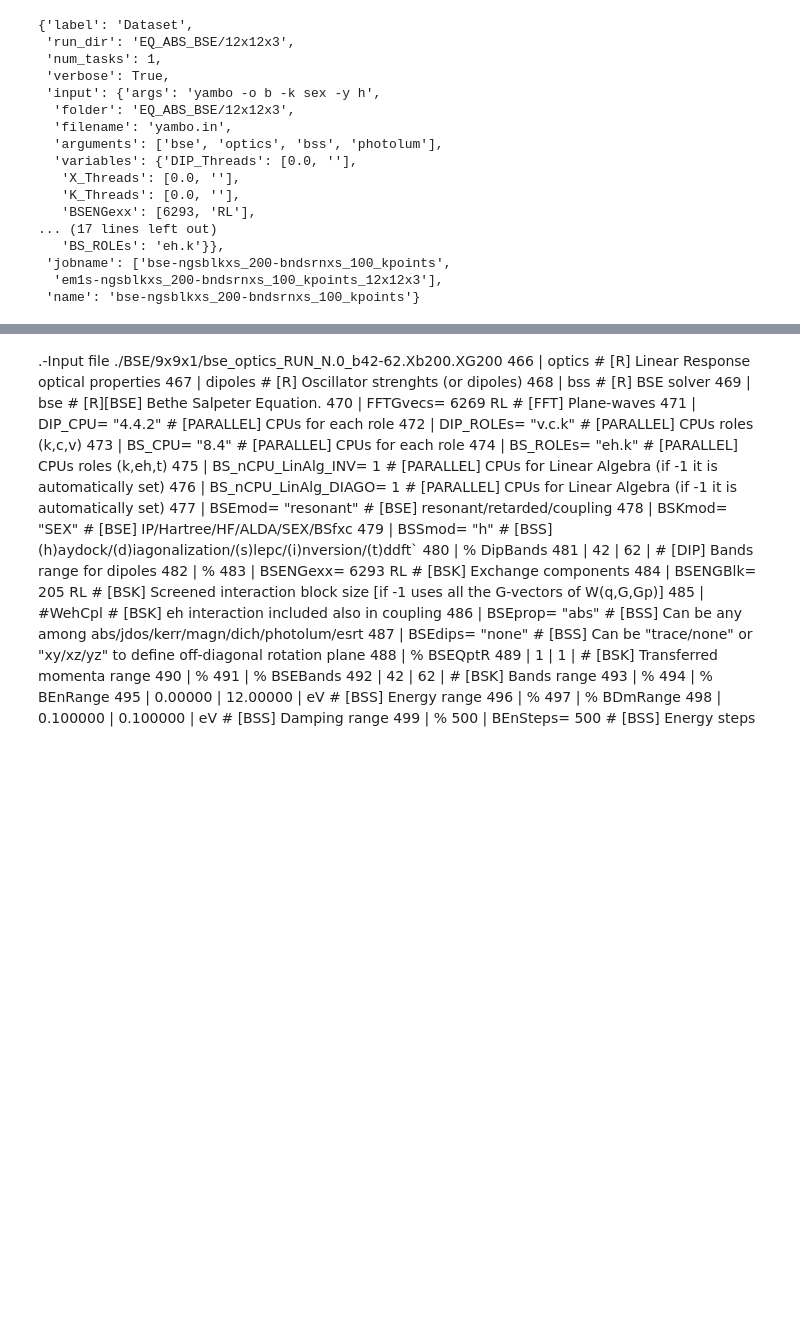
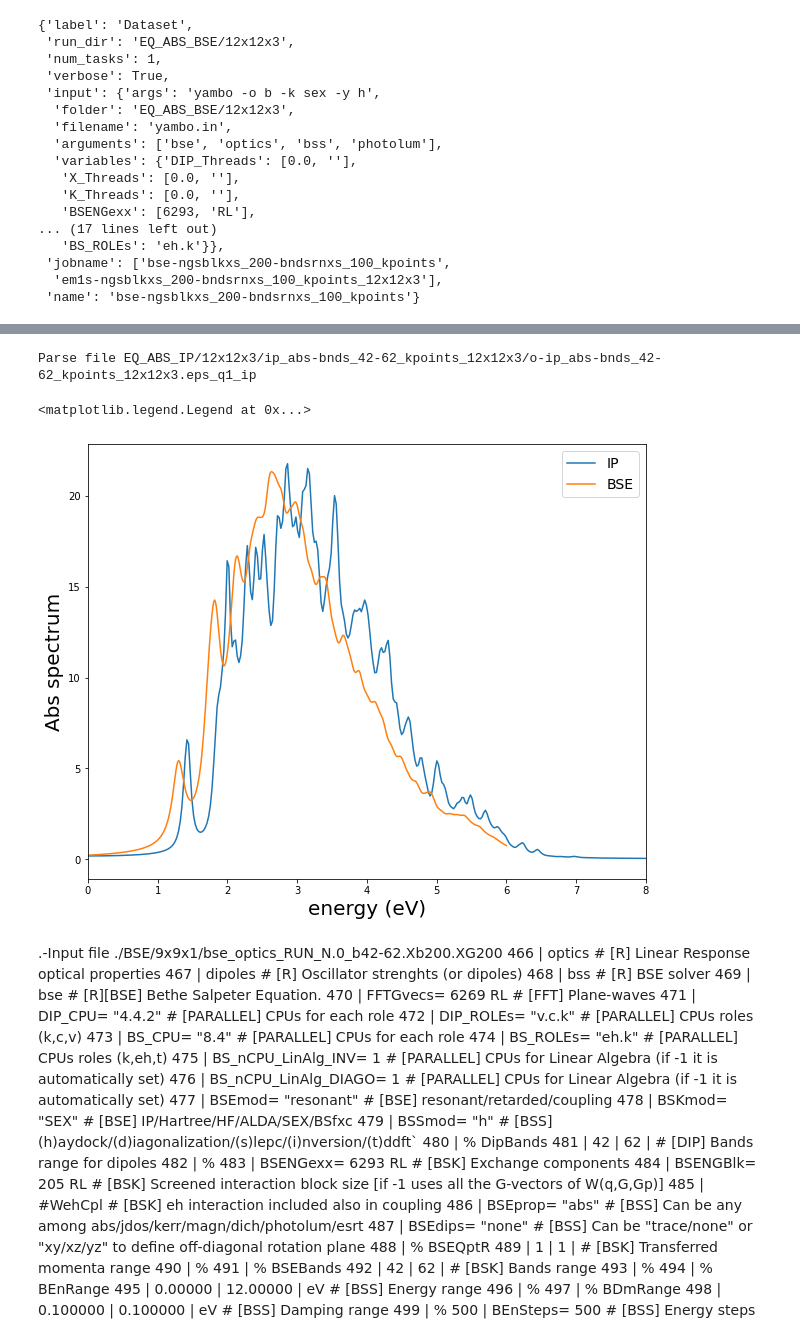
Before and after one commit to marcodalessandro76/WSe2, a Jupyter notebook: EQ_Optics.ipynb, the cells around one changed output, grey strips where cells are left out. Cells and saved outputs as stored; diff of their text form; code cells hidden in the pictures; blank space fills up the shorter version.

```diff
--- a/EQ_Optics.ipynb
+++ b/EQ_Optics.ipynb
@@ -311,3 +297,25 @@ computation bse-ngsblkxs_200-bndsrnxs_100_kpoints is running...
+# %%
+ip_results = P.YamboOutputParser.from_file('EQ_ABS_IP/12x12x3/ip_abs-bnds_42-62_kpoints_12x12x3/o-ip_abs-bnds_42-62_kpoints_12x12x3.eps_q1_ip')
+data = ip_results['eps_q1_ip']
+ip_energy = data['energy']
+ip_eps_im = data['eps_imag']
+# %% [output]
+Parse file EQ_ABS_IP/12x12x3/ip_abs-bnds_42-62_kpoints_12x12x3/o-ip_abs-bnds_42-62_kpoints_12x12x3.eps_q1_ip
+# %%
+fig, ax = plt.subplots(figsize=(10, 8))
+
+data = results[0].data['eps_q1_haydock_bse']
+energy = data['col0']
+eps_im = data['col1']
+ax.plot(ip_energy,ip_eps_im,label='IP')
+ax.plot(energy,eps_im,label='BSE')
+ax.set_xlim(0,8)
+ax.set_ylabel('Abs spectrum',size=20)
+ax.set_xlabel('energy (eV)',size=20)
+ax.legend(fontsize=14)
+# %% [output]
+<matplotlib.legend.Legend at 0x...>
+[figure, added]
 # %%
 ############################################################################
 # %% [markdown]
```
Also changed, not shown: parts of 11 cells of this notebook.
